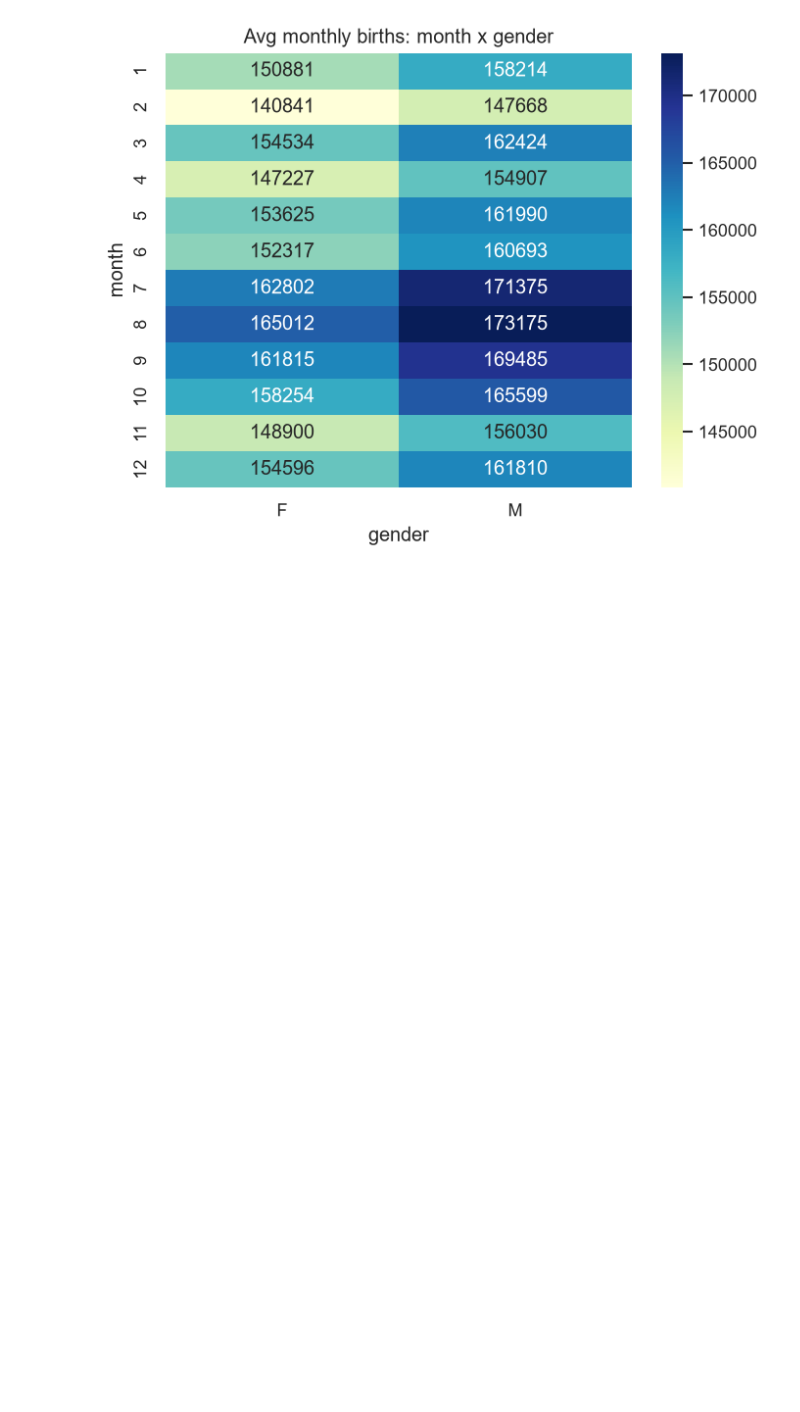
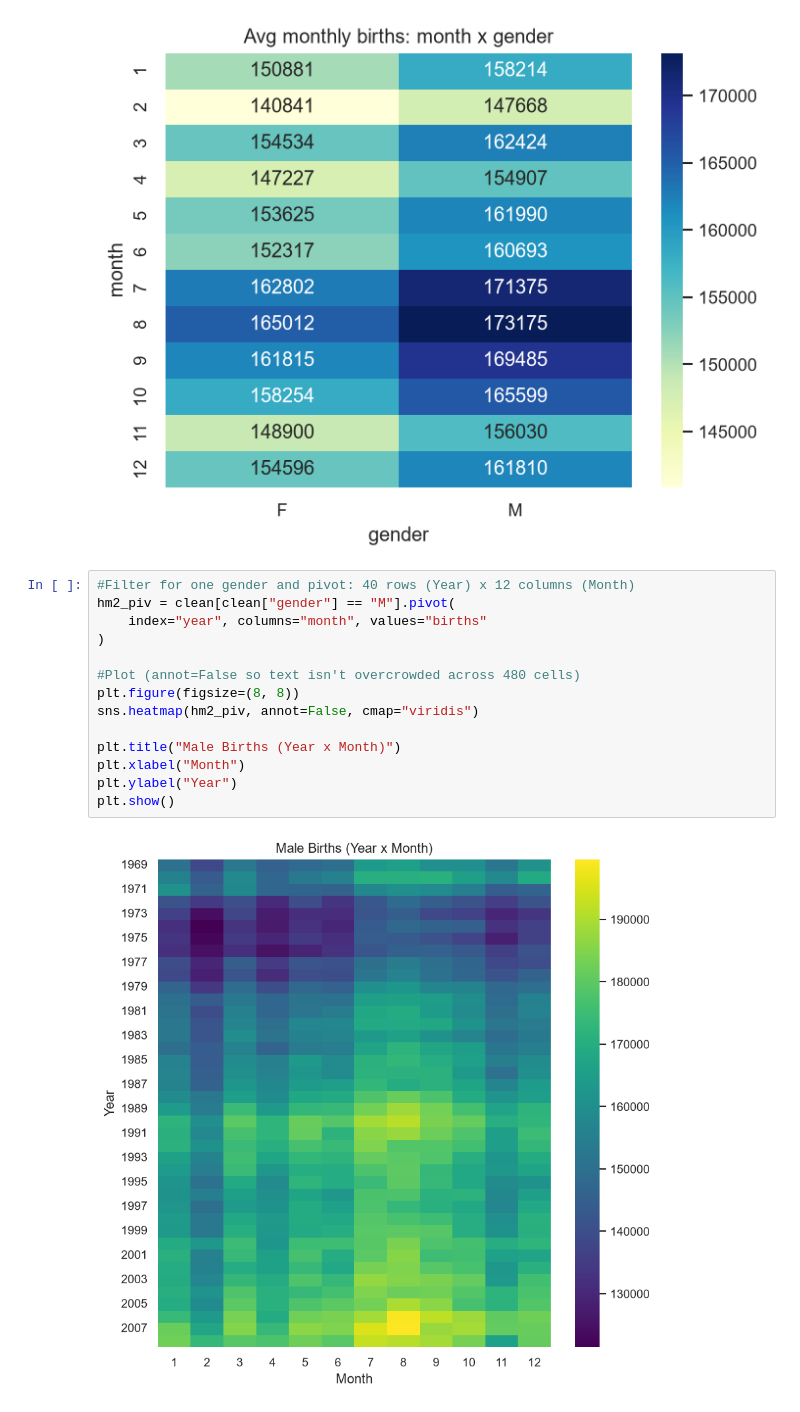
Before and after one commit to muneeb112233/Data_Analysis, a Jupyter notebook: Birth_Rate/Analysis.ipynb, the cells around one changed output. Cells and saved outputs as stored; diff of their text form; blank space fills up the shorter version.

```diff
--- a/Birth_Rate/Analysis.ipynb
+++ b/Birth_Rate/Analysis.ipynb
@@ -420,3 +420,19 @@ plt.title("Avg monthly births: month x gender")
 plt.show()
 # %% [output]
 [figure]
+# %%
+#Filter for one gender and pivot: 40 rows (Year) x 12 columns (Month)
+hm2_piv = clean[clean["gender"] == "M"].pivot(
+    index="year", columns="month", values="births"
+)
+
+#Plot (annot=False so text isn't overcrowded across 480 cells)
+plt.figure(figsize=(8, 8))
+sns.heatmap(hm2_piv, annot=False, cmap="viridis")
+
+plt.title("Male Births (Year x Month)")
+plt.xlabel("Month")
+plt.ylabel("Year")
+plt.show()
+# %% [output]
+[figure, added]
```
Also changed, not shown: parts of 14 cells of this notebook.
